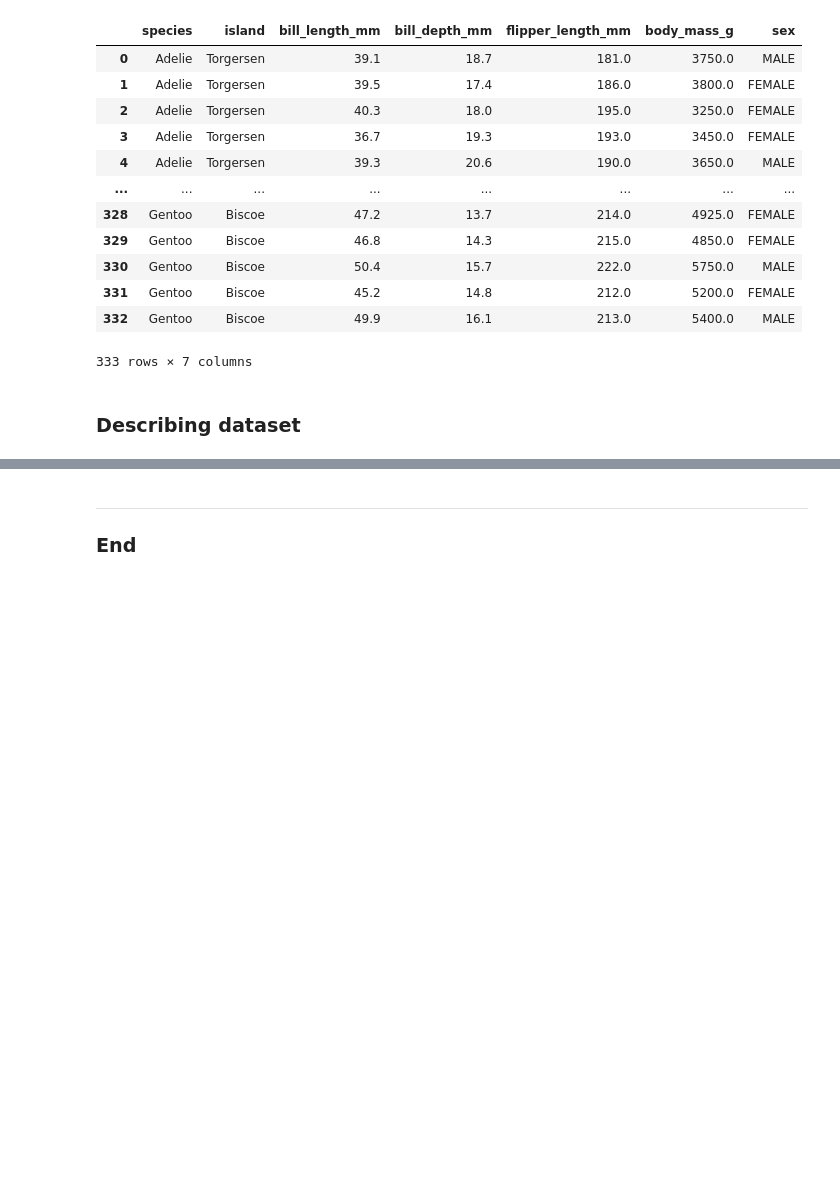
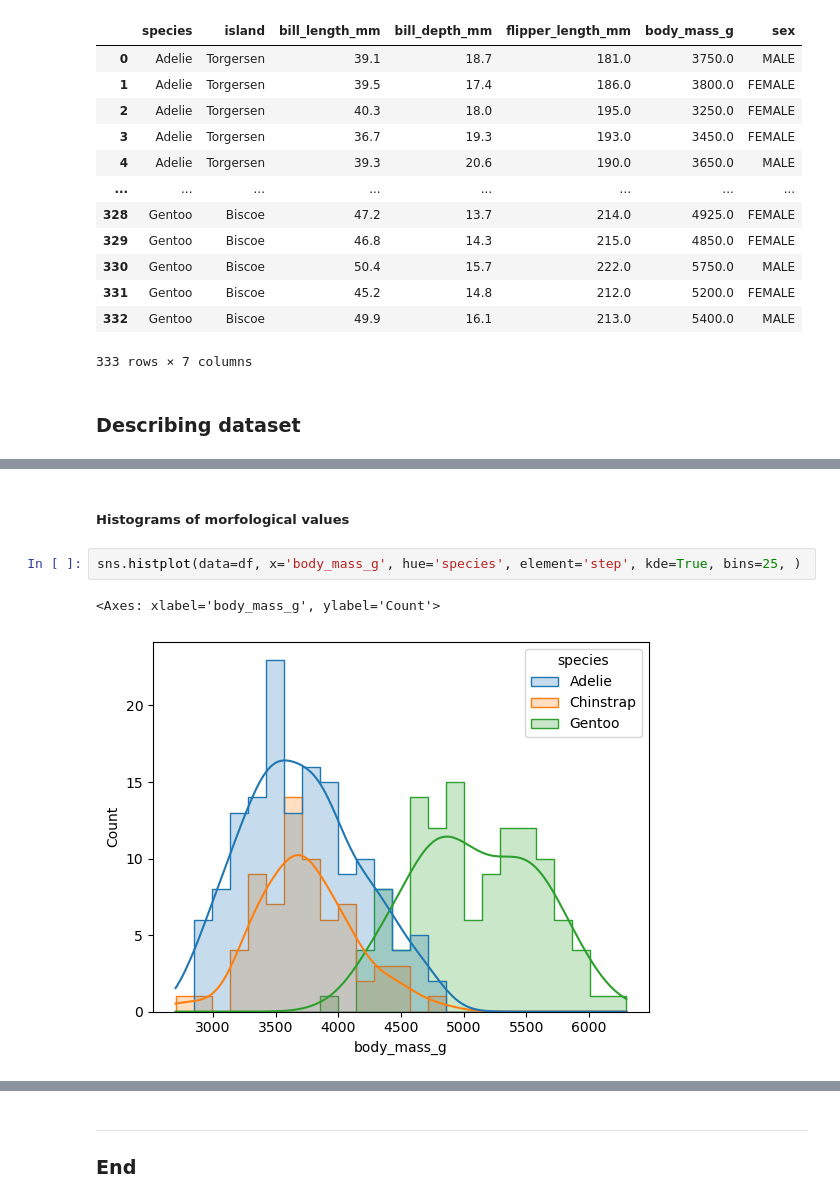
Before and after one commit to lmacakova/pda.assessment, a Jupyter notebook: penguins.ipynb, the cells around one changed output, grey strips where cells are left out. Saved outputs shown, nothing was run; the diff lists cells and outputs as text; blank space fills up the shorter version.

```diff
--- a/penguins.ipynb
+++ b/penguins.ipynb
@@ -132,0 +140,7 @@ with sns.color_palette("Set2"):
+# %% [markdown]
+##### Histograms of morfological values
+# %%
+sns.histplot(data=df, x='body_mass_g', hue='species', element='step', kde=True, bins=25, )
+# %% [output]
+<Axes: xlabel='body_mass_g', ylabel='Count'>
+[figure, added]
```
Also changed, not shown: parts of 29 cells of this notebook, 1 other file.
